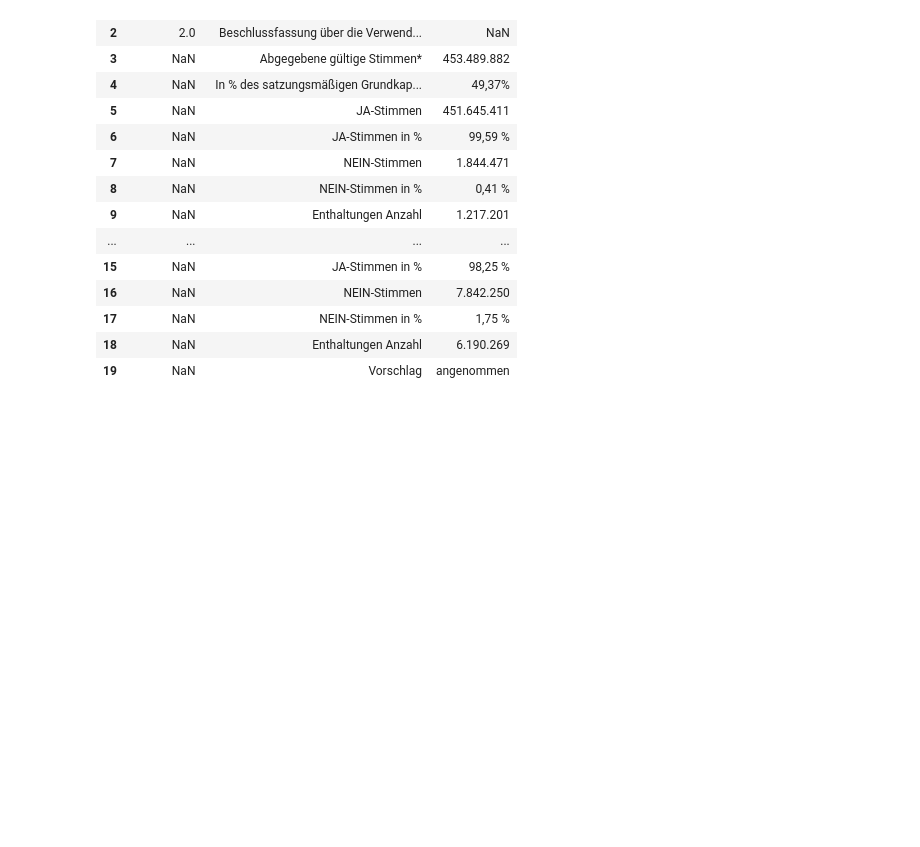
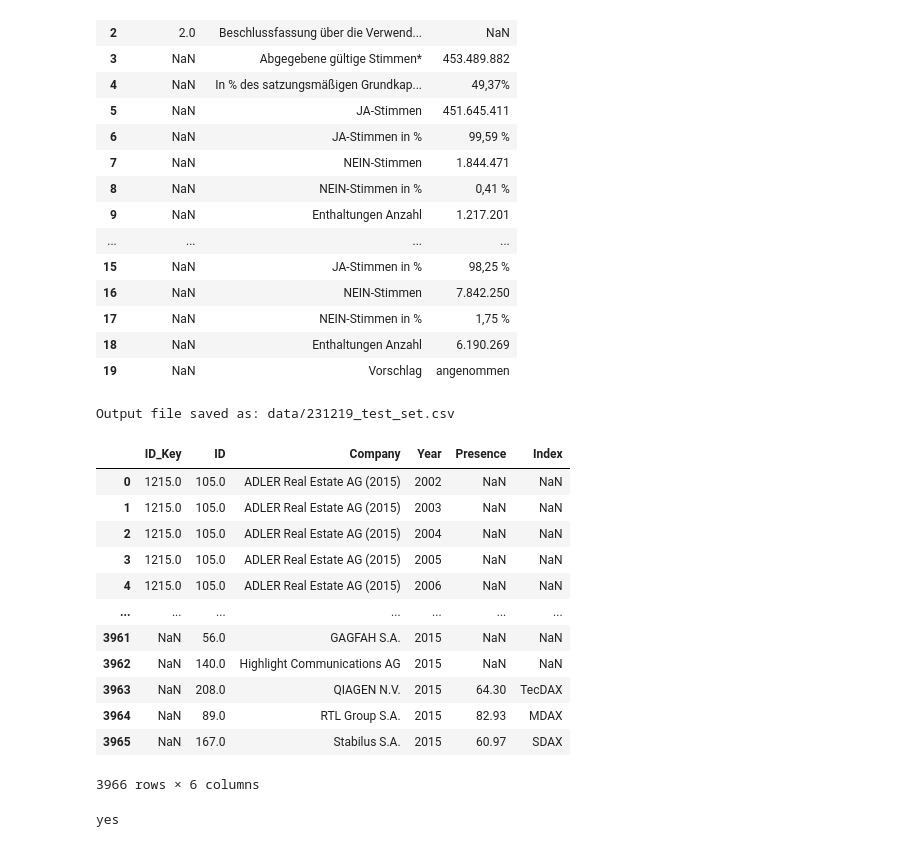
Before and after one commit to KensingtonOscupant/hv-praesenzen, a Jupyter notebook: test_2.ipynb, the cells around one changed output. Cells and saved outputs as stored; diff of their text form; code cells hidden in the pictures; blank space fills up the shorter version.

```diff
--- a/test_2.ipynb
+++ b/test_2.ipynb
@@ -77,3 +66,46 @@ df
 | 17 | NaN | NEIN-Stimmen in % | 1,75 % |
 | 18 | NaN | Enthaltungen Anzahl | 6.190.269 |
 | 19 | NaN | Vorschlag | angenommen |
+# %%
+import pandas as pd
+
+# Load the CSV file
+file_path = 'data/231215_test_set_large.csv'  # Replace with your CSV file path
+df = pd.read_csv(file_path)
+
+# Group by 'ID_Key_original' and randomly pick one row from each group
+random_selection = df.groupby('ID_Key_original').apply(lambda x: x.sample(1)).reset_index(drop=True)
+
+# Save the new DataFrame to a CSV file
+output_file_path = 'data/231219_test_set.csv'  # You can change the output file name
+random_selection.to_csv(output_file_path, index=False)
+
+print(f"Output file saved as: {output_file_path}")
+# %% [output]
+Output file saved as: data/231219_test_set.csv
+# %%
+df = pd.read_csv("data/Combined_new.csv")
+df
+# %% [output]
+|  | ID_Key | ID | Company | Year | Presence | Index |
+| 0 | 1215.0 | 105.0 | ADLER Real Estate AG (2015) | 2002 | NaN | NaN |
+| 1 | 1215.0 | 105.0 | ADLER Real Estate AG (2015) | 2003 | NaN | NaN |
+| 2 | 1215.0 | 105.0 | ADLER Real Estate AG (2015) | 2004 | NaN | NaN |
+| 3 | 1215.0 | 105.0 | ADLER Real Estate AG (2015) | 2005 | NaN | NaN |
+| 4 | 1215.0 | 105.0 | ADLER Real Estate AG (2015) | 2006 | NaN | NaN |
+| ... | ... | ... | ... | ... | ... | ... |
+| 3961 | NaN | 56.0 | GAGFAH S.A. | 2015 | NaN | NaN |
+| 3962 | NaN | 140.0 | Highlight Communications AG | 2015 | NaN | NaN |
+| 3963 | NaN | 208.0 | QIAGEN N.V. | 2015 | 64.30 | TecDAX |
+| 3964 | NaN | 89.0 | RTL Group S.A. | 2015 | 82.93 | MDAX |
+| 3965 | NaN | 167.0 | Stabilus S.A. | 2015 | 60.97 | SDAX |
+3966 rows × 6 columns
+# %%
+year = "2019"
+
+file = "hv_bericht_23.12.2019.pdf"
+
+if file.endswith(year[-2:] + ".pdf"):
+    print("yes")
+# %% [output]
+yes
```
Also changed, not shown: parts of 7 cells of this notebook, 4 other files.
